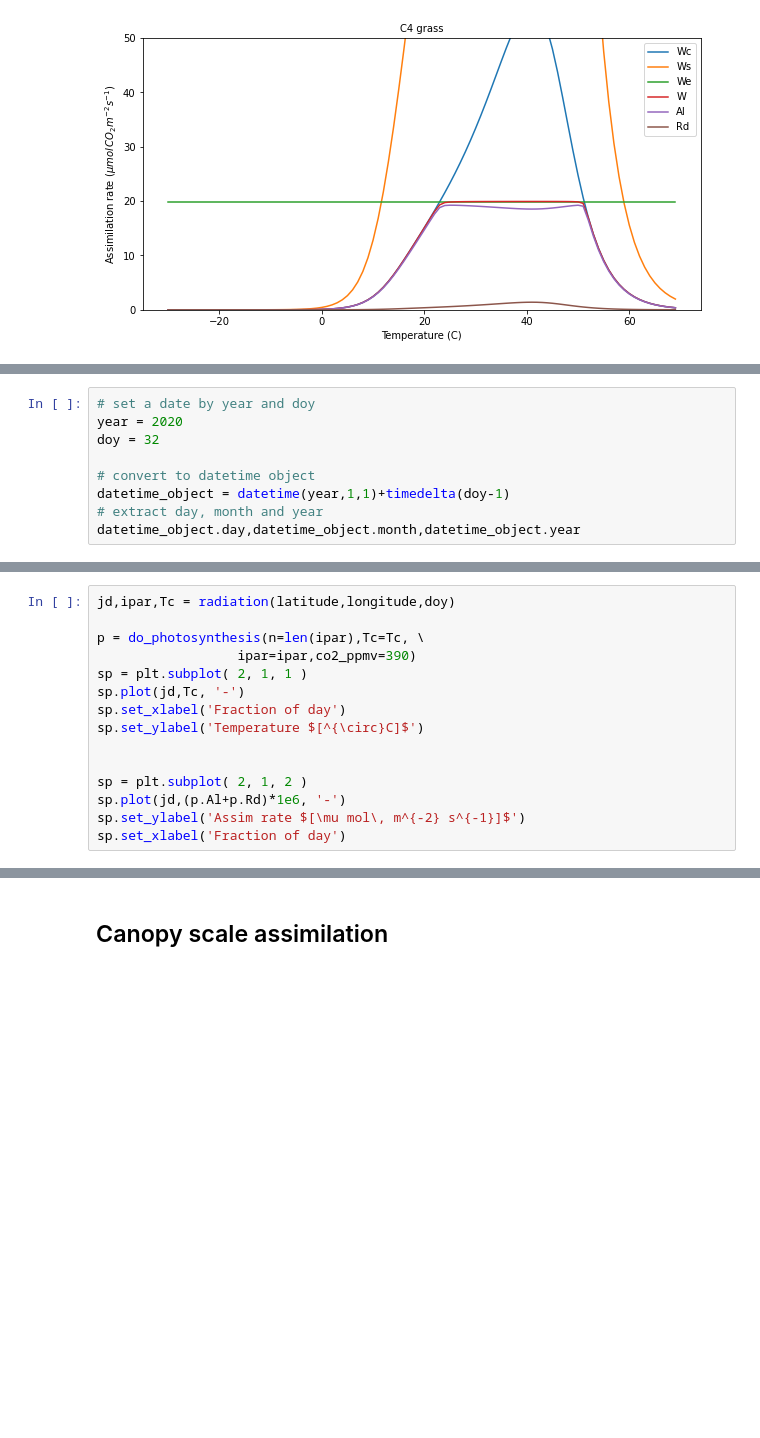
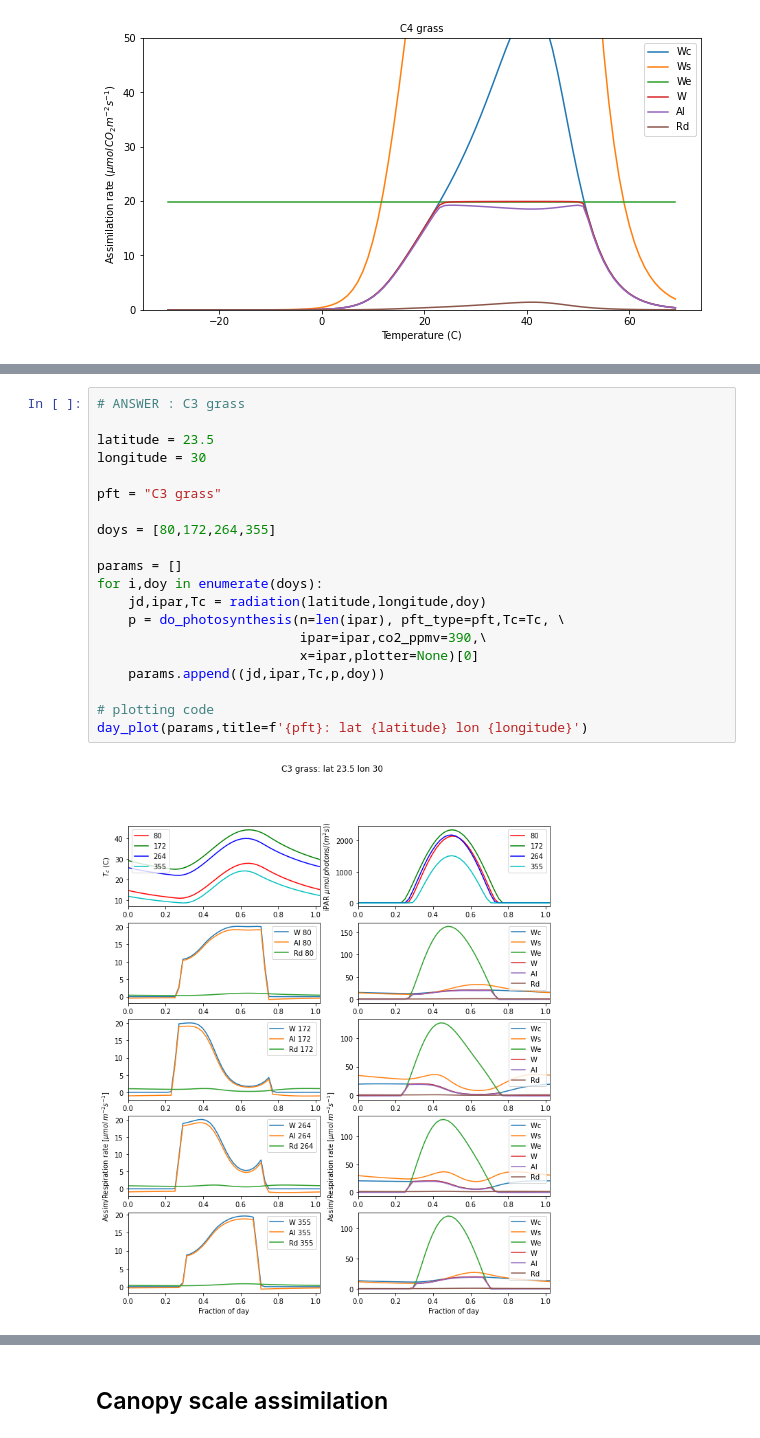
Before and after one commit to UCL-EO/geog0133-practicals, a Jupyter notebook: notebooks/04-Photosynthesis_Modelling_Practical.ipynb, the cells around one changed output, grey strips where cells are left out. Drawn from its saved outputs; the diff is of its cells as text; blank space fills up the shorter version.

```diff
--- a/notebooks/04-Photosynthesis_Modelling_Practical.ipynb
+++ b/notebooks/04-Photosynthesis_Modelling_Practical.ipynb
@@ -566,9 +544,0 @@ A small aside on defining dates. We will be defining the date by the day of year
-# %%
-# set a date by year and doy
-year = 2020
-doy = 32
-
-# convert to datetime object
-datetime_object = datetime(year,1,1)+timedelta(doy-1)
-# extract day, month and year
-datetime_object.day,datetime_object.month,datetime_object.year
@@ -1057,15 +568,0 @@ Normally, the temperature will vary over the day as well, so we could e.g. assum
-# %%
-jd,ipar,Tc = radiation(latitude,longitude,doy)
-
-p = do_photosynthesis(n=len(ipar),Tc=Tc, \
-                  ipar=ipar,co2_ppmv=390)
-sp = plt.subplot( 2, 1, 1 )
-sp.plot(jd,Tc, '-')
-sp.set_xlabel('Fraction of day')
-sp.set_ylabel('Temperature $[^{\circ}C]$')
-
-
-sp = plt.subplot( 2, 1, 2 )
-sp.plot(jd,(p.Al+p.Rd)*1e6, '-')
-sp.set_ylabel('Assim rate $[\mu mol\, m^{-2} s^{-1}]$')
-sp.set_xlabel('Fraction of day')
@@ -1093,0 +579,22 @@ When performing this experiment, think about other complexities that might arise
+# %%
+# ANSWER : C3 grass
+
+latitude = 23.5
+longitude = 30
+
+pft = "C3 grass"
+
+doys = [80,172,264,355]
+
+params = []
+for i,doy in enumerate(doys):
+    jd,ipar,Tc = radiation(latitude,longitude,doy)
+    p = do_photosynthesis(n=len(ipar), pft_type=pft,Tc=Tc, \
+                          ipar=ipar,co2_ppmv=390,\
+                          x=ipar,plotter=None)[0]
+    params.append((jd,ipar,Tc,p,doy))
+
+# plotting code
+day_plot(params,title=f'{pft}: lat {latitude} lon {longitude}')
+# %% [output]
+[figure, added]
```
Also changed, not shown: parts of 59 cells of this notebook, 3 other files.
